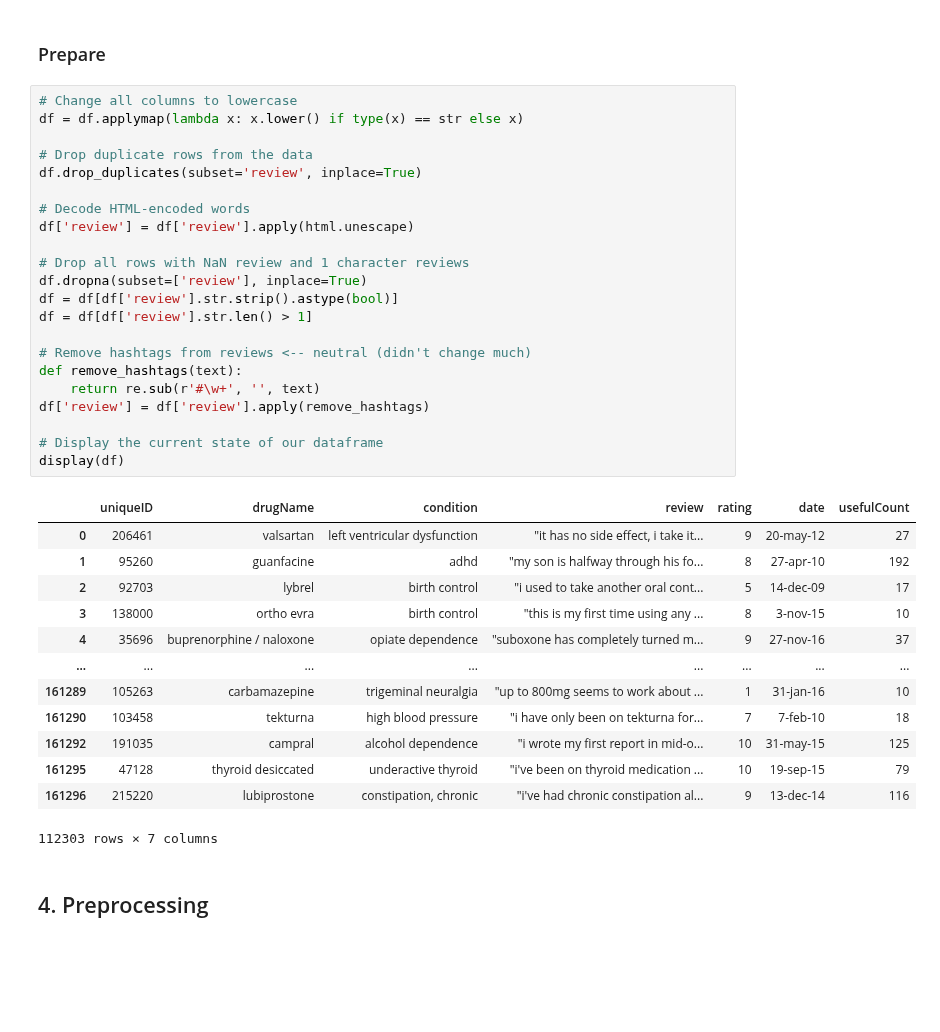
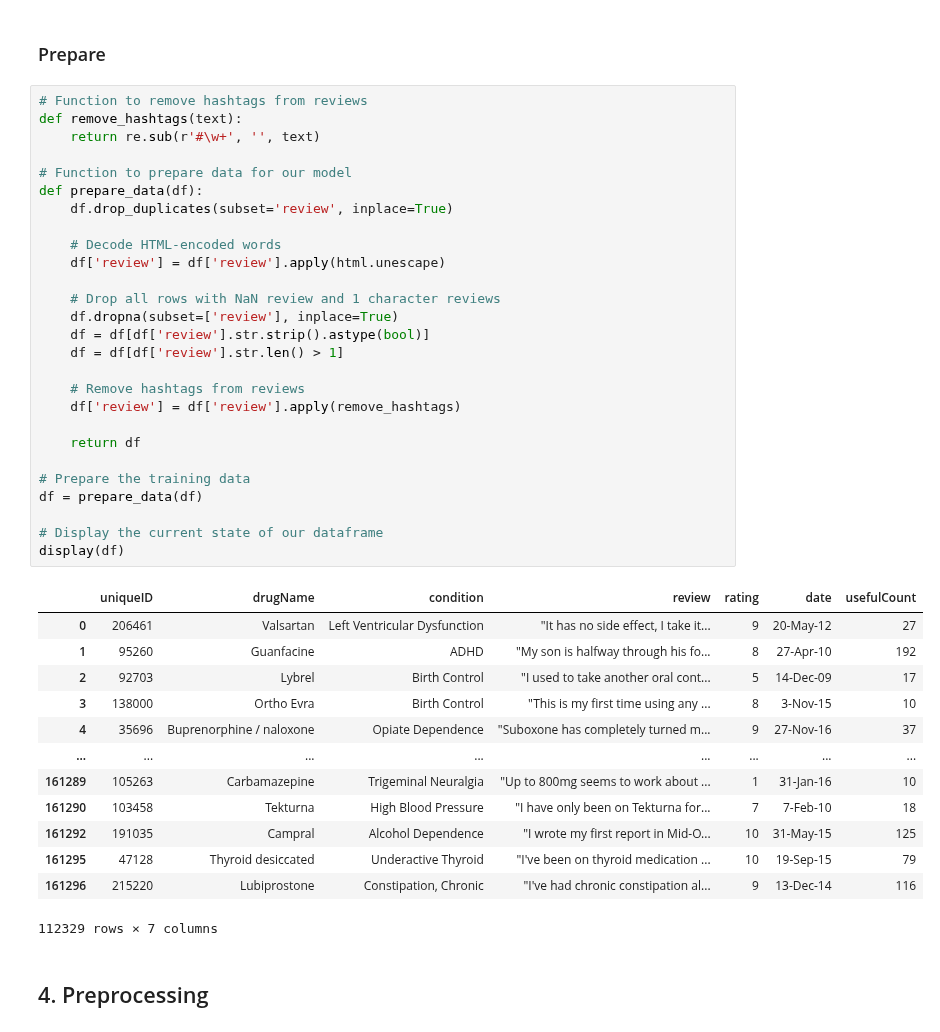
Before and after one commit to alerr415/patient-drug-review-ratings, a Jupyter notebook: case-3-patient-drug-review.ipynb, the cells around one changed output. Drawn from its saved outputs; the diff is of its cells as text; blank space fills up the shorter version.

Commit message:
Balanced the Model

```diff
--- a/case-3-patient-drug-review.ipynb
+++ b/case-3-patient-drug-review.ipynb
@@ -120,41 +132,46 @@ Description of the dataframe:
 # %% [markdown]
 ### Prepare
 # %%
-# Change all columns to lowercase
-df = df.applymap(lambda x: x.lower() if type(x) == str else x)
-
-# Drop duplicate rows from the data
-df.drop_duplicates(subset='review', inplace=True)
-
-# Decode HTML-encoded words
-df['review'] = df['review'].apply(html.unescape)
-
-# Drop all rows with NaN review and 1 character reviews
-df.dropna(subset=['review'], inplace=True)
-df = df[df['review'].str.strip().astype(bool)]
-df = df[df['review'].str.len() > 1]
-
-# Remove hashtags from reviews <-- neutral (didn't change much)
+# Function to remove hashtags from reviews
 def remove_hashtags(text):
     return re.sub(r'#\w+', '', text)
-df['review'] = df['review'].apply(remove_hashtags)
+
+# Function to prepare data for our model
+def prepare_data(df):
+    df.drop_duplicates(subset='review', inplace=True)
+
+    # Decode HTML-encoded words
+    df['review'] = df['review'].apply(html.unescape)
+
+    # Drop all rows with NaN review and 1 character reviews
+    df.dropna(subset=['review'], inplace=True)
+    df = df[df['review'].str.strip().astype(bool)]
+    df = df[df['review'].str.len() > 1]
+
+    # Remove hashtags from reviews
+    df['review'] = df['review'].apply(remove_hashtags)
+
+    return df
+
+# Prepare the training data
+df = prepare_data(df)
 
 # Display the current state of our dataframe
 display(df)
 # %% [output]
 |  | uniqueID | drugName | condition | review | rating | date | usefulCount |
-| 0 | 206461 | valsartan | left ventricular dysfunction | "it has no side effect, i take it... | 9 | 20-may-12 | 27 |
-| 1 | 95260 | guanfacine | adhd | "my son is halfway through his fo... | 8 | 27-apr-10 | 192 |
-| 2 | 92703 | lybrel | birth control | "i used to take another oral cont... | 5 | 14-dec-09 | 17 |
-| 3 | 138000 | ortho evra | birth control | "this is my first time using any ... | 8 | 3-nov-15 | 10 |
-| 4 | 35696 | buprenorphine / naloxone | opiate dependence | "suboxone has completely turned m... | 9 | 27-nov-16 | 37 |
+| 0 | 206461 | Valsartan | Left Ventricular Dysfunction | "It has no side effect, I take it... | 9 | 20-May-12 | 27 |
+| 1 | 95260 | Guanfacine | ADHD | "My son is halfway through his fo... | 8 | 27-Apr-10 | 192 |
+| 2 | 92703 | Lybrel | Birth Control | "I used to take another oral cont... | 5 | 14-Dec-09 | 17 |
+| 3 | 138000 | Ortho Evra | Birth Control | "This is my first time using any ... | 8 | 3-Nov-15 | 10 |
+| 4 | 35696 | Buprenorphine / naloxone | Opiate Dependence | "Suboxone has completely turned m... | 9 | 27-Nov-16 | 37 |
 | ... | ... | ... | ... | ... | ... | ... | ... |
-| 161289 | 105263 | carbamazepine | trigeminal neuralgia | "up to 800mg seems to work about ... | 1 | 31-jan-16 | 10 |
-| 161290 | 103458 | tekturna | high blood pressure | "i have only been on tekturna for... | 7 | 7-feb-10 | 18 |
-| 161292 | 191035 | campral | alcohol dependence | "i wrote my first report in mid-o... | 10 | 31-may-15 | 125 |
-| 161295 | 47128 | thyroid desiccated | underactive thyroid | "i've been on thyroid medication ... | 10 | 19-sep-15 | 79 |
-| 161296 | 215220 | lubiprostone | constipation, chronic | "i've had chronic constipation al... | 9 | 13-dec-14 | 116 |
+| 161289 | 105263 | Carbamazepine | Trigeminal Neuralgia | "Up to 800mg seems to work about ... | 1 | 31-Jan-16 | 10 |
+| 161290 | 103458 | Tekturna | High Blood Pressure | "I have only been on Tekturna for... | 7 | 7-Feb-10 | 18 |
+| 161292 | 191035 | Campral | Alcohol Dependence | "I wrote my first report in Mid-O... | 10 | 31-May-15 | 125 |
+| 161295 | 47128 | Thyroid desiccated | Underactive Thyroid | "I've been on thyroid medication ... | 10 | 19-Sep-15 | 79 |
+| 161296 | 215220 | Lubiprostone | Constipation, Chronic | "I've had chronic constipation al... | 9 | 13-Dec-14 | 116 |
-112303 rows × 7 columns
+112329 rows × 7 columns
 # %% [markdown]
 ## 4. Preprocessing
 # %% [markdown]
```
Also changed, not shown: parts of 27 cells of this notebook.
